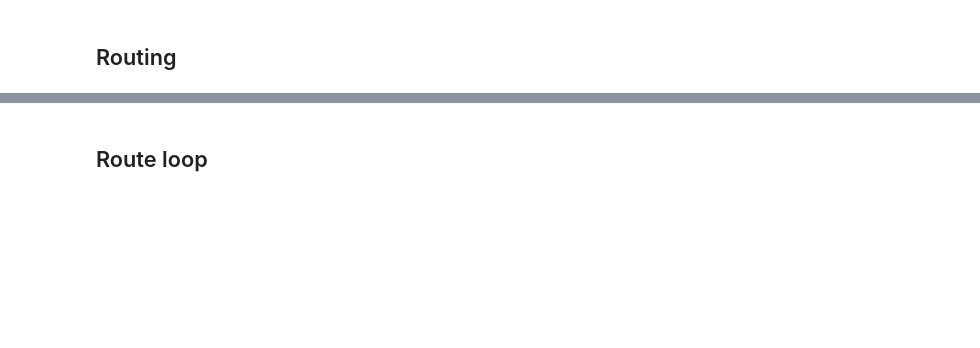
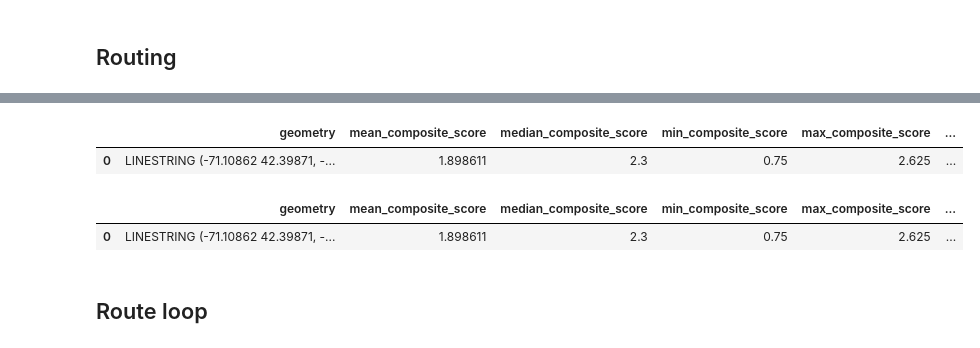
Before and after one commit to dustinmichels/bike-stress-model, a Jupyter notebook: backend/notebooks/main.ipynb, the cells around one changed output, grey strips where cells are left out. Saved outputs shown, nothing was run; the diff lists cells and outputs as text; code cells hidden in the pictures; blank space fills up the shorter version.

```diff
--- a/backend/notebooks/main.ipynb
+++ b/backend/notebooks/main.ipynb
@@ -80,8 +108,8 @@ somerville_census_blocks = census_blocks[census_blocks['TOWN'] == "SOMERVILLE"].
 # reset index
 somerville_census_blocks = somerville_census_blocks.reset_index(drop=True)
 
-# get a sample (half)
-half_n_census_blocks = len(somerville_census_blocks) // 2
+# get a sample
+half_n_census_blocks = len(somerville_census_blocks) // 4
 somerville_census_sample = somerville_census_blocks.sample(half_n_census_blocks)
 
 # save polygon version
@@ -147,2 +189,16 @@ route_gdf
+# %%
+# route based on composite score
+route_gdf = get_route_gdf(G, orig_point, dest_point)
+route_gdf
+# %% [output]
+|  | geometry | mean_composite_score | median_composite_score | min_composite_score | max_composite_score | ... |
+| 0 | LINESTRING (-71.10862 42.39871, -... | 1.898611 | 2.3 | 0.75 | 2.625 | ... |
+# %%
+# route based on length
+route_gdf = get_route_gdf(G, orig_point, dest_point, weight="length")
+route_gdf
+# %% [output]
+|  | geometry | mean_composite_score | median_composite_score | min_composite_score | max_composite_score | ... |
+| 0 | LINESTRING (-71.10862 42.39871, -... | 1.898611 | 2.3 | 0.75 | 2.625 | ... |
 # %% [markdown]
 ## Route loop
```
Also changed, not shown: parts of 25 cells of this notebook, 5 other files.
